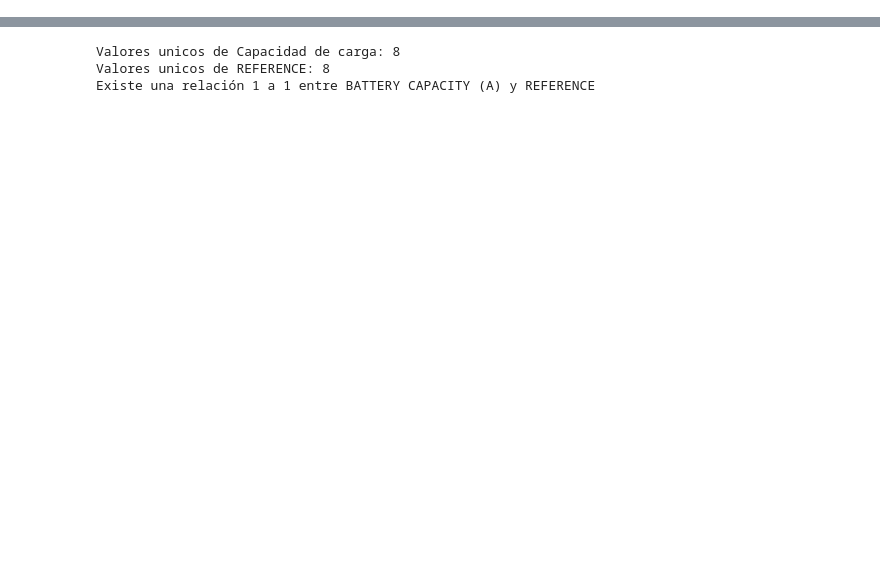
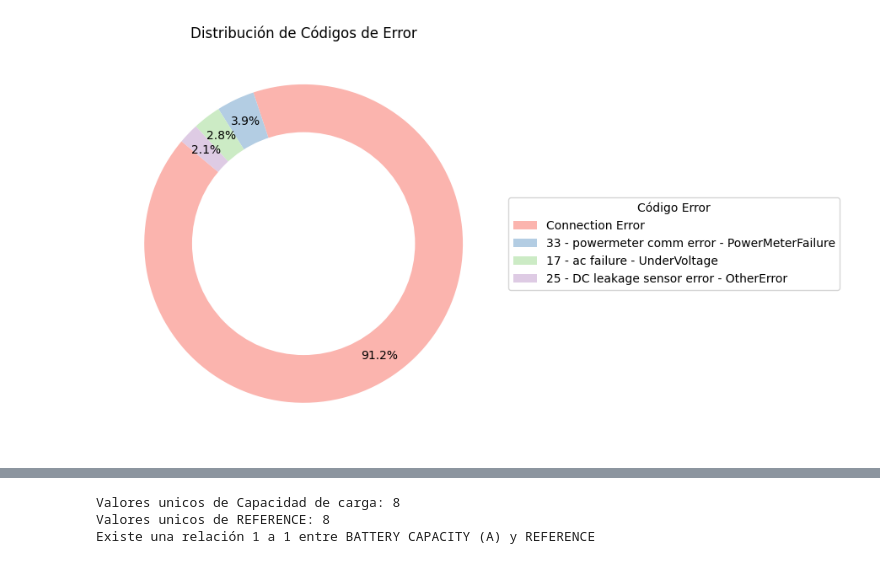
Before and after one commit to Yuliana2001/Pila-Publica, a Jupyter notebook: Analisis_Datos.ipynb, the cells around one changed output, grey strips where cells are left out. Cells and saved outputs as stored; diff of their text form; code cells hidden in the pictures; blank space fills up the shorter version.

```diff
--- a/Analisis_Datos.ipynb
+++ b/Analisis_Datos.ipynb
@@ -141,0 +275,5 @@ for nombre_archivo, dataFrame in dataFrames.items():
+# %%
+#Errores que hay en total
+errores_generales=pd.read_csv("errores_generales.csv")
+errores_generales.loc[errores_generales['Código Error'] == '#¿NOMBRE?', 'Código Error'] = '17 - ac failure - UnderVoltage'
+print(errores_generales["Código Error"].value_counts())
@@ -141,0 +296,30 @@ for nombre_archivo, dataFrame in dataFrames.items():
+# %%
+# Contar errores
+conteo_errores = errores_generales["Código Error"].value_counts()
+
+# Colores pastel suaves
+colors = plt.cm.Pastel1.colors
+
+# Crear gráfico de pastel
+plt.figure(figsize=(9, 9))
+patches, texts, autotexts = plt.pie(
+    conteo_errores.values,
+    labels=None,
+    autopct='%1.1f%%',
+    startangle=140,
+    colors=colors,
+    pctdistance=0.85
+)
+
+# Dibujar círculo blanco al centro para efecto de donut
+centre_circle = plt.Circle((0, 0), 0.70, fc='white')
+fig = plt.gcf()
+fig.gca().add_artist(centre_circle)
+
+# Agregar leyenda
+plt.legend(patches, conteo_errores.index, title="Código Error", loc="center left", bbox_to_anchor=(1, 0.5))
+plt.title("Distribución de Códigos de Error")
+plt.tight_layout()
+plt.show()
+# %% [output]
+[figure, added]
```
Also changed, not shown: parts of 73 cells of this notebook.
